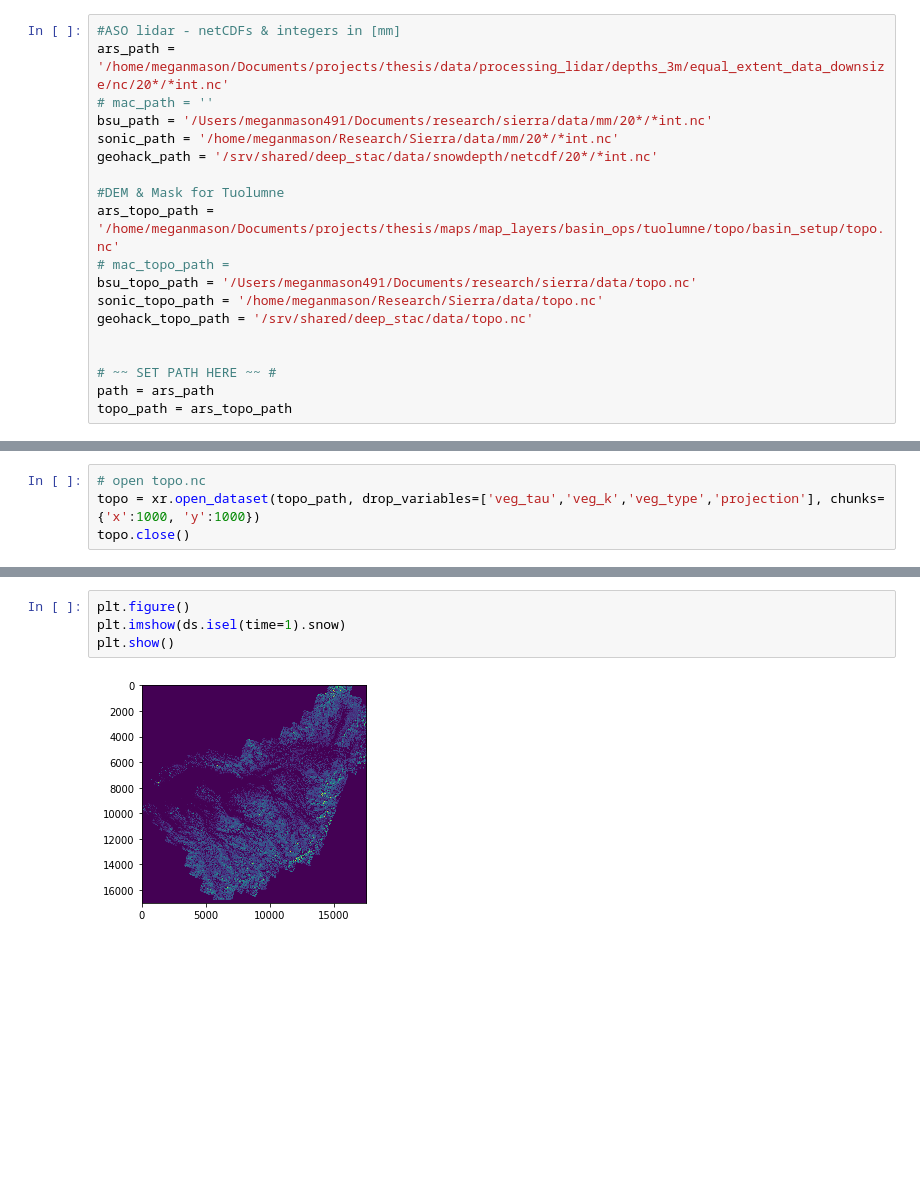
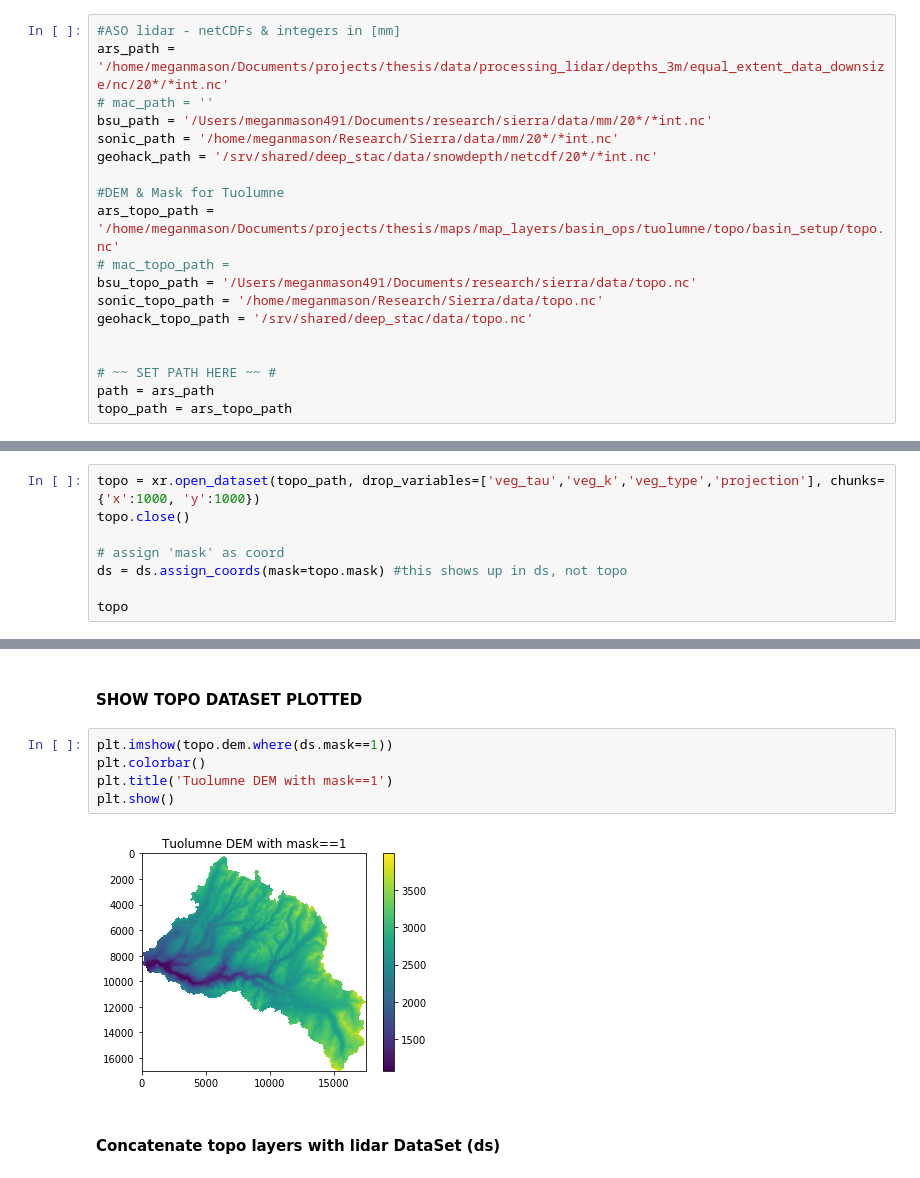
Before and after one commit to meganmason/jlabs, a Jupyter notebook: xarray/build.ipynb, the cells around one changed output, grey strips where cells are left out. Drawn from its saved outputs; the diff is of its cells as text; blank space fills up the shorter version.

```diff
--- a/xarray/build.ipynb
+++ b/xarray/build.ipynb
@@ -86,4 +123,8 @@ Data variables:
 # %%
-# open topo.nc
 topo = xr.open_dataset(topo_path, drop_variables=['veg_tau','veg_k','veg_type','projection'], chunks={'x':1000, 'y':1000})
 topo.close()
+
+# assign 'mask' as coord
+ds = ds.assign_coords(mask=topo.mask) #this shows up in ds, not topo
+
+topo
@@ -90,6 +149,11 @@ topo.close()
-# %%
-plt.figure()
-plt.imshow(ds.isel(time=1).snow)
-plt.show()
-# %% [output]
-[figure, removed]
+# %% [markdown]
+#### SHOW TOPO DATASET PLOTTED
+# %%
+plt.imshow(topo.dem.where(ds.mask==1))
+plt.colorbar()
+plt.title('Tuolumne DEM with mask==1')
+plt.show()
+# %% [output]
+[figure, added]
+# %% [markdown]
+#### Concatenate topo layers with lidar DataSet (ds)
```
Also changed, not shown: parts of 21 cells of this notebook, 2 other files.
